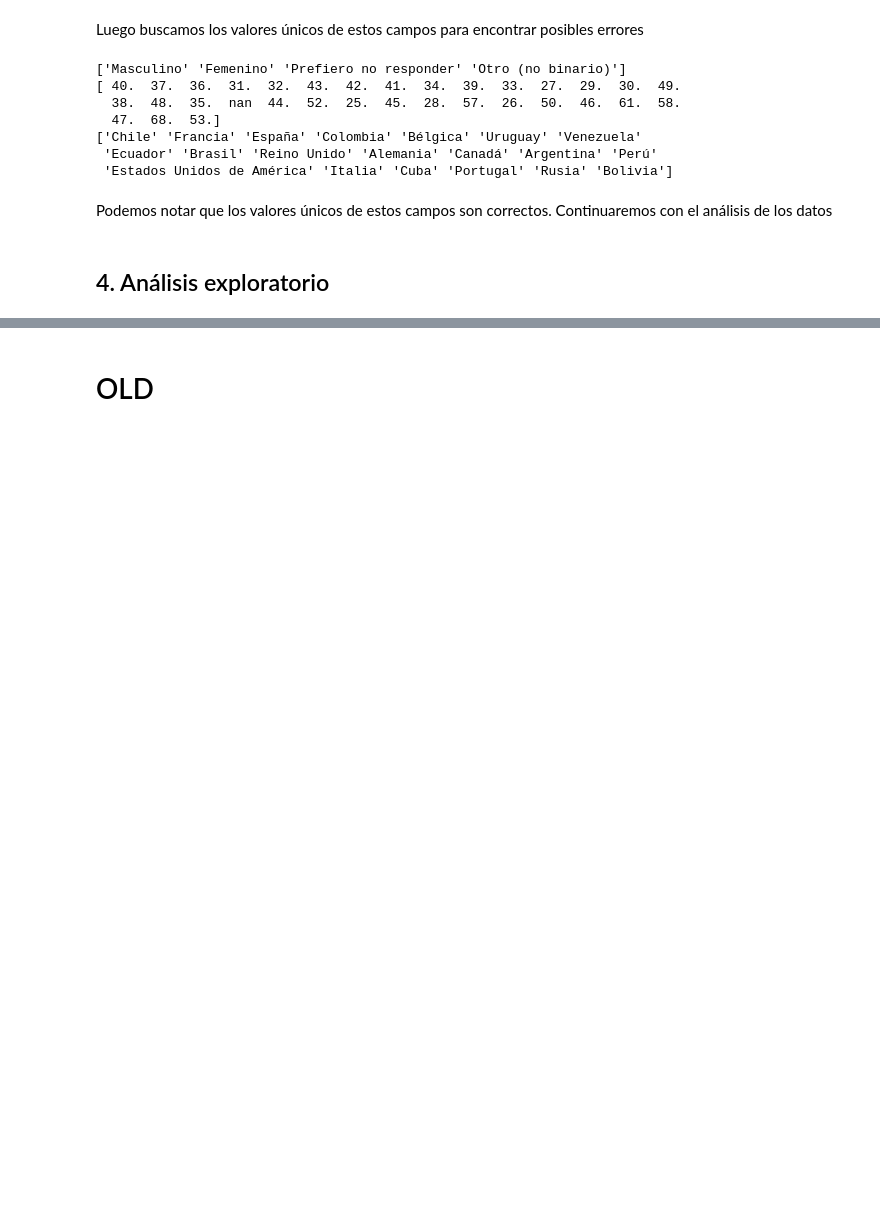
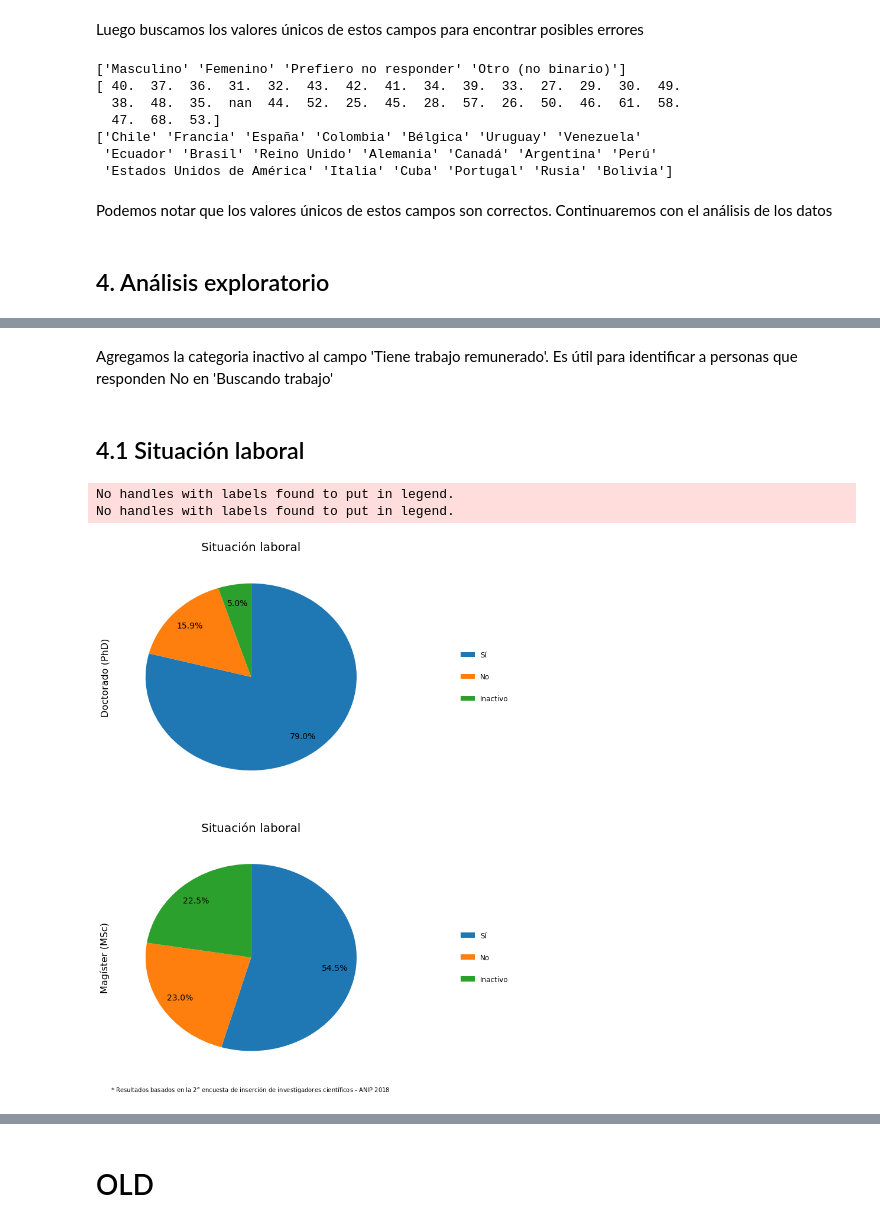
Before and after one commit to anipchile/encuesta_2018, a Jupyter notebook: notebooks/Analisis encuesta insercion 2018.ipynb, the cells around one changed output, grey strips where cells are left out. Saved outputs shown, nothing was run; the diff lists cells and outputs as text; code cells hidden in the pictures; blank space fills up the shorter version.

Commit message:
Agrego análisis de situación laboral de científicos desagregada por grado académico

```diff
--- a/notebooks/Analisis encuesta insercion 2018.ipynb
+++ b/notebooks/Analisis encuesta insercion 2018.ipynb
@@ -204,0 +235,11 @@ encuesta_full_df['¿Cuál es tu edad?']
+# %%
+field_dtypes={'Grado académico':'category',
+              'Tiene trabajo remunerado':'category',
+              'Buscando trabajo':'category',
+              'Area del trabajo':'category',
+              'Genero':'category',
+              'Edad':float,
+              'Nacionalidad':'category'}
+
+for name, dtype in field_dtypes.items():
+    encuesta_df[name] = encuesta_df[name].astype(dtype)
@@ -204,0 +251,35 @@ encuesta_full_df['¿Cuál es tu edad?']
+# %% [markdown]
+Agregamos la categoria inactivo al campo 'Tiene trabajo remunerado'. Es útil para identificar a personas que responden No en 'Buscando trabajo'
+# %%
+encuesta_df['Tiene trabajo remunerado']=pd.Categorical(encuesta_df['Tiene trabajo remunerado'], ["Sí", "No", "Inactivo"], ordered=True)
+
+encuesta_df['Tiene trabajo remunerado'][(encuesta_df['Tiene trabajo remunerado']=='No') &
+                                        (encuesta_df['Buscando trabajo']=='No')]='Inactivo'
+
+#encuesta_df['Tiene trabajo remunerado'].cat.categories
+# %% [markdown]
+## 4.1 Situación laboral
+# %%
+#data_plot=encuesta_df[encuesta_df['Grado académico']=='Doctorado (PhD)']['Tiene trabajo remunerado'].value_counts()
+fig, axarr = plt.subplots(2,1, figsize=(8,16))
+data_plot=encuesta_df.groupby('Grado académico')['Tiene trabajo remunerado'].value_counts().unstack('Grado académico').sort_values(by='Doctorado (PhD)', ascending=False)
+
+data_plot.plot(kind='pie', ax=axarr, autopct='%.1f%%', labels=['']*len(data_plot.index),
+               pctdistance=0.8, labeldistance=1.2,
+               startangle=90, counterclock=False,
+               fontsize=14, subplots=True)
+
+for ax in axarr:
+    ax.set_title('Situación laboral', fontsize=20)
+    ax.legend(labels=data_plot.index, loc='center right',
+               bbox_to_anchor=(1.5,0.5), labelspacing=2,
+               frameon=False)
+
+plt.figtext(0.1, 0.1, '* Resultados basados en la $2^{a}$ encuesta de inserción de investigadores científicos - ANIP 2018', horizontalalignment='left')
+
+plt.savefig('figures/figura_1_situacion_laboral.jpg', bbox_inches='tight')
+plt.savefig('figures/figura_1_situacion_laboral.pdf', bbox_inches='tight')
+# %% [output]
+No handles with labels found to put in legend.
+No handles with labels found to put in legend.
+[figure, added]
```
Also changed, not shown: parts of 18 cells of this notebook, 4 other files.
